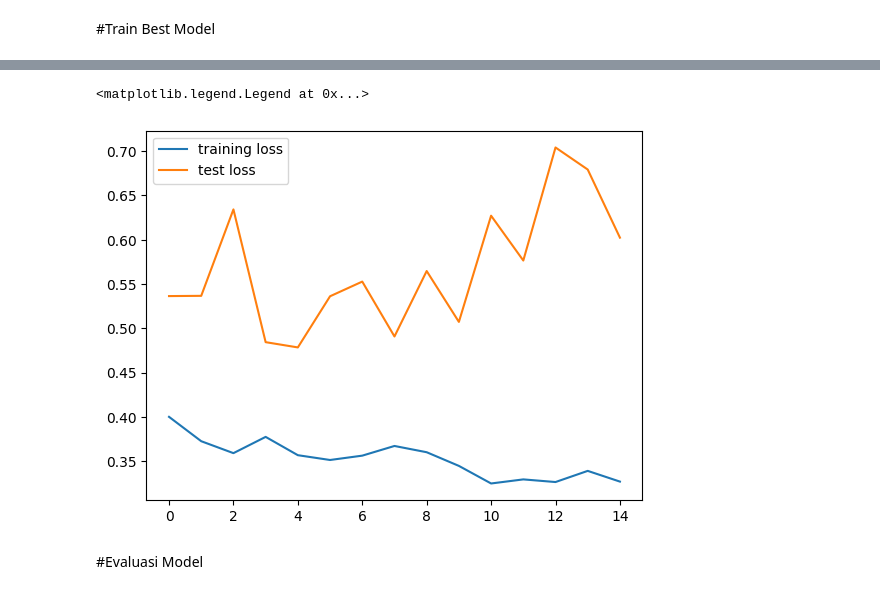
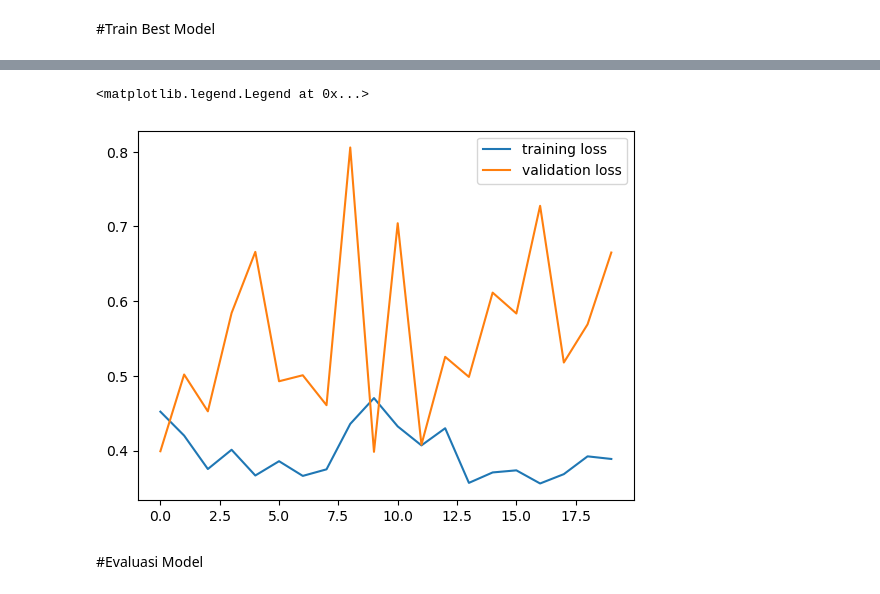
Before and after one commit to HabilAmardias/Chronic-Kidney-Disease-Prediction-using-Neural-Network, a Jupyter notebook: Projek_Akhir_Sains_Data_1 (1).ipynb, the cells around one changed output, grey strips where cells are left out. Saved outputs shown, nothing was run; the diff lists cells and outputs as text; code cells hidden in the pictures.

```diff
--- a/Projek_Akhir_Sains_Data_1 (1).ipynb
+++ b/Projek_Akhir_Sains_Data_1 (1).ipynb
@@ -8,7 +8,7 @@ from sklearn.model_selection import train_test_split
 # %% [markdown]
 # Eksplorasi Data
 # %%
-data=pd.read_csv('/content/ChronicKidneyDisease_EHRs_from_AbuDhabi.csv')
+data=pd.read_csv('ChronicKidneyDisease_EHRs_from_AbuDhabi.csv')
 data
 # %% [output]
 |  | Sex | AgeBaseline | HistoryDiabetes | HistoryCHD | HistoryVascular | HistorySmoking | HistoryHTN | ... |
@@ -474,5 +390,5 @@ rf score 0.932610591644924
 # %%
-selector=SelectFromModel(estimator=rf,max_features=9).fit(X,y)
+selector=SelectFromModel(estimator=rf).fit(X,y)
 # %%
 selected_features = X.columns[selector.get_support()]
 X=X[selected_features]
@@ -850,10 +709,10 @@ Epoch 15: early stopping
 # %%
 plt.plot(history.history['loss'], label = 'training loss')
-plt.plot(history.history['val_loss'], label = 'test loss')
+plt.plot(history.history['val_loss'], label = 'validation loss')
 plt.legend()
 # %% [output]
 <matplotlib.legend.Legend at 0x...>
-[figure, old version]
+[figure, new version]
 # %% [markdown]
 #Evaluasi Model
 # %%
```
Also changed, not shown: parts of 26 cells of this notebook.
